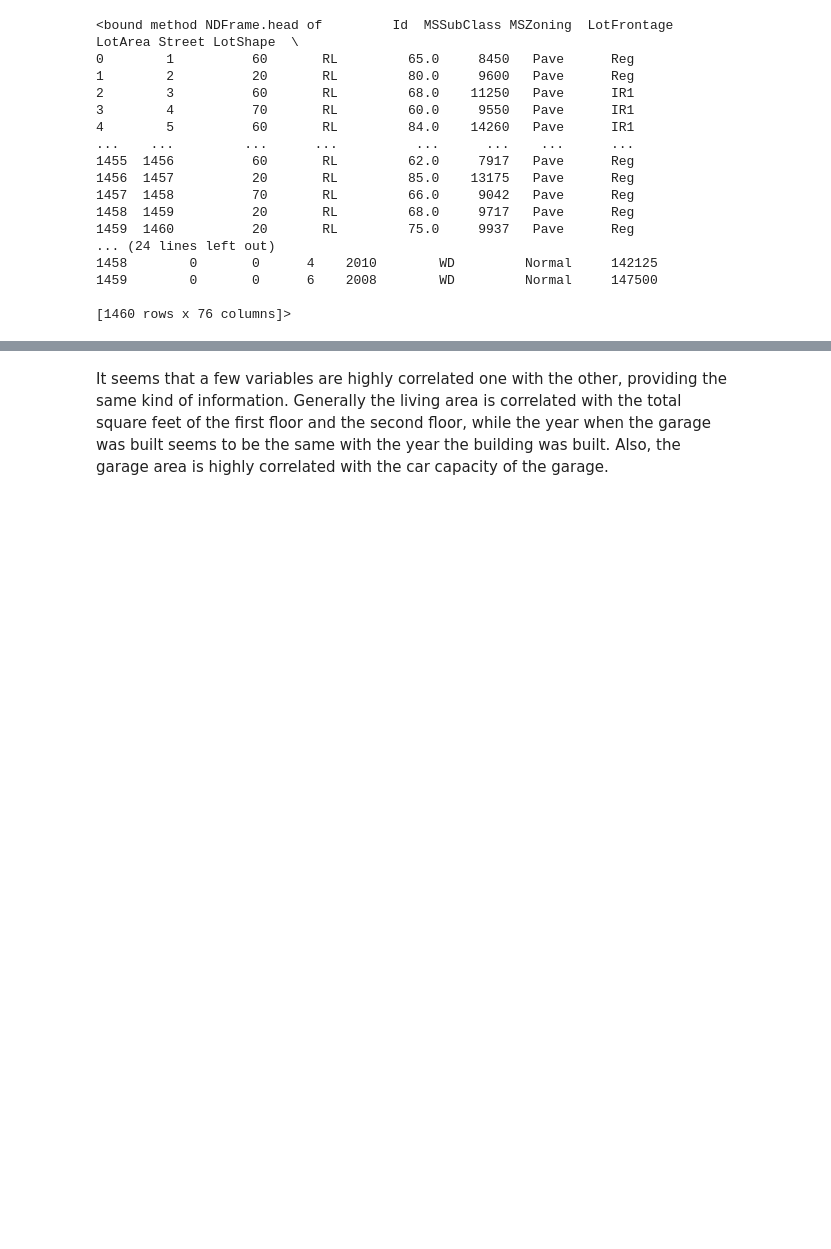
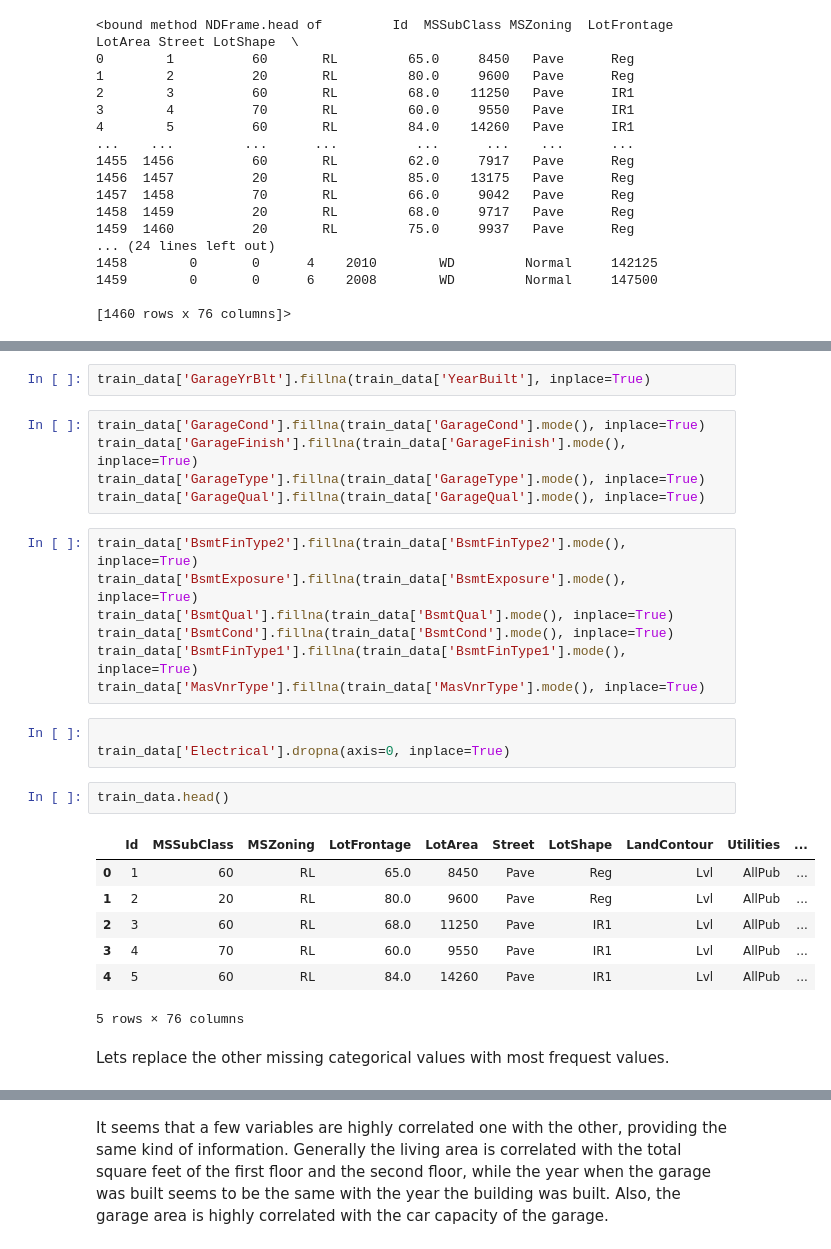
Before and after one commit to Keshav-9923/Data-Science-Projects, a Jupyter notebook: house-prices-prediction-eda.ipynb, the cells around one changed output, grey strips where cells are left out. Saved outputs shown, nothing was run; the diff lists cells and outputs as text; blank space fills up the shorter version.

```diff
--- a/house-prices-prediction-eda.ipynb
+++ b/house-prices-prediction-eda.ipynb
@@ -128,3 +144,32 @@ train_data.head
+# %%
+train_data['GarageYrBlt'].fillna(train_data['YearBuilt'], inplace=True)
+# %%
+train_data['GarageCond'].fillna(train_data['GarageCond'].mode(), inplace=True)
+train_data['GarageFinish'].fillna(train_data['GarageFinish'].mode(), inplace=True)
+train_data['GarageType'].fillna(train_data['GarageType'].mode(), inplace=True)
+train_data['GarageQual'].fillna(train_data['GarageQual'].mode(), inplace=True)
+# %%
+train_data['BsmtFinType2'].fillna(train_data['BsmtFinType2'].mode(), inplace=True)
+train_data['BsmtExposure'].fillna(train_data['BsmtExposure'].mode(), inplace=True)
+train_data['BsmtQual'].fillna(train_data['BsmtQual'].mode(), inplace=True)
+train_data['BsmtCond'].fillna(train_data['BsmtCond'].mode(), inplace=True)
+train_data['BsmtFinType1'].fillna(train_data['BsmtFinType1'].mode(), inplace=True)
+train_data['MasVnrType'].fillna(train_data['MasVnrType'].mode(), inplace=True)
+# %%
+
+train_data['Electrical'].dropna(axis=0, inplace=True)
+# %%
+train_data.head()
+# %% [output]
+|  | Id | MSSubClass | MSZoning | LotFrontage | LotArea | Street | LotShape | LandContour | Utilities | ... |
+| 0 | 1 | 60 | RL | 65.0 | 8450 | Pave | Reg | Lvl | AllPub | ... |
+| 1 | 2 | 20 | RL | 80.0 | 9600 | Pave | Reg | Lvl | AllPub | ... |
+| 2 | 3 | 60 | RL | 68.0 | 11250 | Pave | IR1 | Lvl | AllPub | ... |
+| 3 | 4 | 70 | RL | 60.0 | 9550 | Pave | IR1 | Lvl | AllPub | ... |
+| 4 | 5 | 60 | RL | 84.0 | 14260 | Pave | IR1 | Lvl | AllPub | ... |
+5 rows × 76 columns
+# %% [markdown]
+Lets replace the other missing categorical values with most frequest values.
 # %%
 # Let's glimpse the test data
 test_data.head()
```
Also changed, not shown: parts of 29 cells of this notebook.
